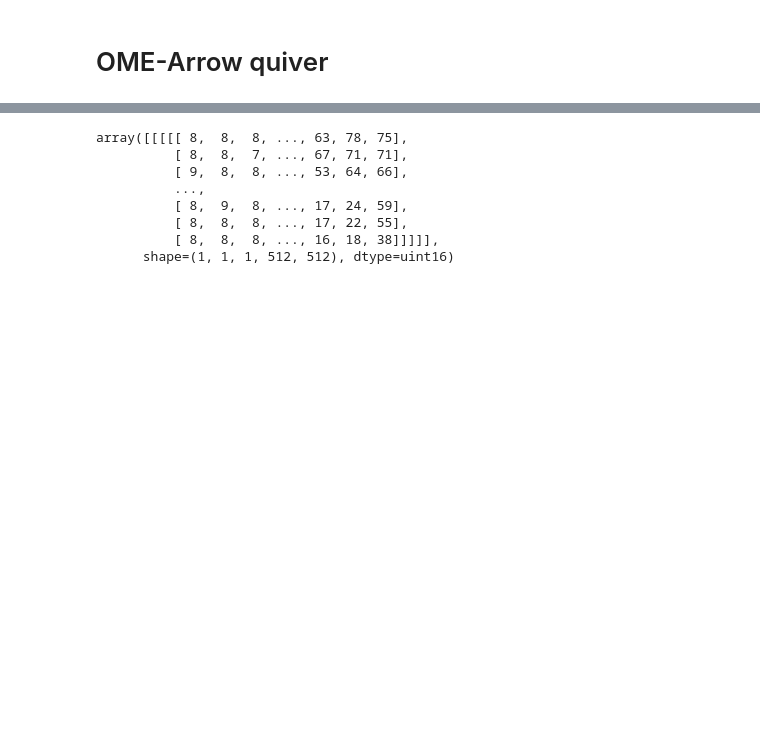
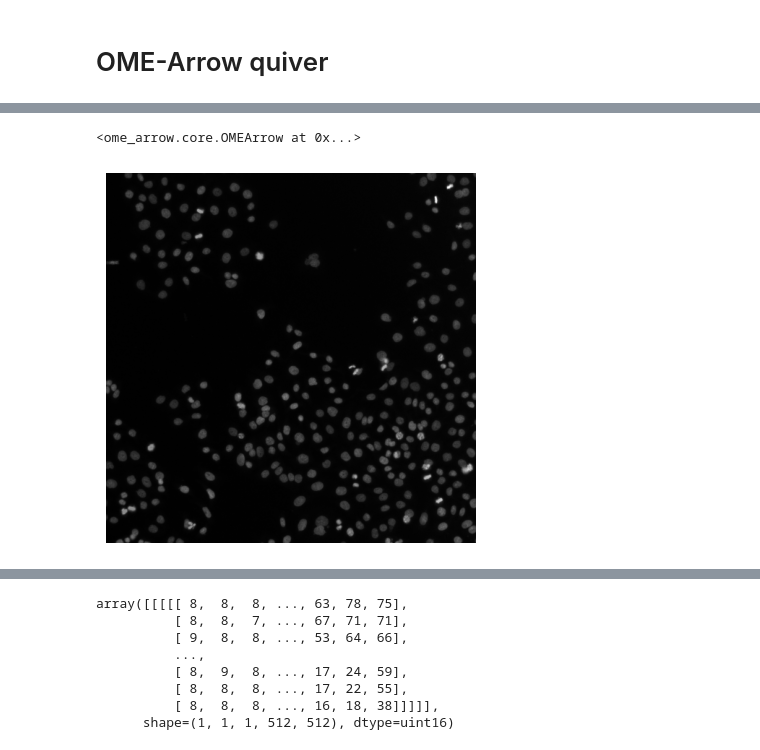
Before and after one commit to WayScience/ome-arrow, a Jupyter notebook: docs/src/examples/ome-arrow_quiver.ipynb, the cells around one changed output, grey strips where cells are left out. Drawn from its saved outputs; the diff is of its cells as text; code cells hidden in the pictures; blank space fills up the shorter version.

```diff
--- a/docs/src/examples/ome-arrow_quiver.ipynb
+++ b/docs/src/examples/ome-arrow_quiver.ipynb
@@ -5,3 +17,11 @@ from ome_arrow import OMEArrow
+# %%
+oa_image = OMEArrow(
+    data="../../../tests/data/examplehuman/AS_09125_050116030001_D03f00d0.tif"
+)
+oa_image
+# %% [output]
+<ome_arrow.core.OMEArrow at 0x...>
+[figure, added]
 # %%
 oa_image = OMEArrow(
     data="../../../tests/data/examplehuman/AS_09125_050116030001_D03f00d0.tif"
```
Also changed, not shown: parts of 8 cells of this notebook, 55 other files.
